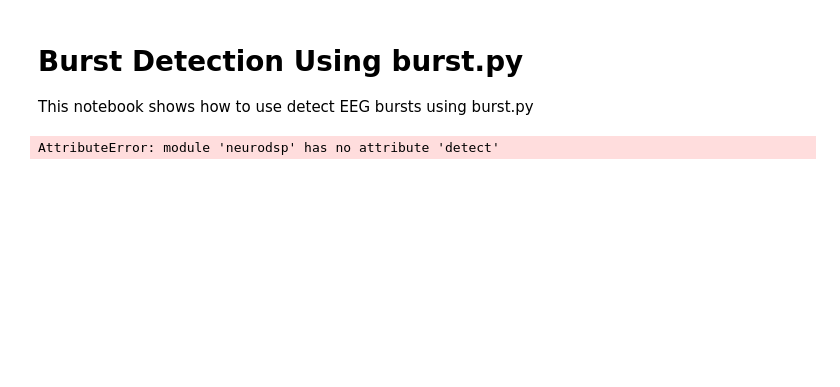
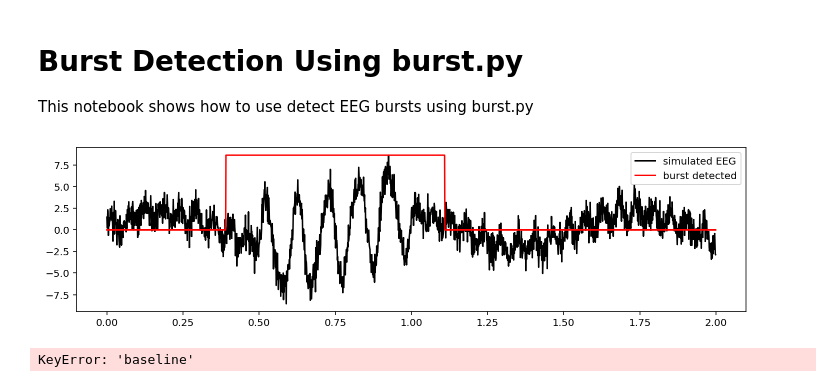
Before and after one commit to neurodsp-tools/neurodsp, a Jupyter notebook: tutorials/BurstDetection.ipynb, the cells around one changed output. Saved outputs shown, nothing was run; the diff lists cells and outputs as text; code cells hidden in the pictures; blank space fills up the shorter version.

Commit message:
Initial working commit for burst.py

```diff
--- a/tutorials/BurstDetection.ipynb
+++ b/tutorials/BurstDetection.ipynb
@@ -8,7 +8,28 @@ import neurodsp
 %config InlineBackend.figure_format = 'retina'
 %matplotlib inline
 import matplotlib.pyplot as plt
-# %%
-neurodsp.detect()
-# %% [output]
-AttributeError: module 'neurodsp' has no attribute 'detect'
+# %%
+# Generate quasi-periodic data with an alpha burst
+np.random.seed(0)
+t = np.arange(0,2,.001)
+x = np.random.randn(len(t)) + 2*np.sin(t*2*np.pi*1.3) + np.sin(t*2*np.pi*18-.3)
+x[500:1000] += 5*np.sin(t[500:1000]*2*np.pi*10)
+Fs = 1000
+
+# Define the frequency band of interest
+alpha = (8, 12)
+
+# Detect bursts
+bursting = neurodsp.detect(x, alpha, Fs, algorithm='deviation', thresh=(1.5, 3), baseline='median')
+
+# Plot original signal and bu
+plt.figure(figsize=(12,3));
+plt.plot(t, x, 'k', label='simulated EEG');
+plt.plot(t, bursting*max(x), 'r', label='burst detected');
+plt.legend(loc='best');
+# %% [output]
+[figure, added]
+# %%
+neurodsp.detect(x, alpha, Fs, algorithm='deviation', thresh=(1.5, 3), )
+# %% [output]
+KeyError: 'baseline'
```
Also changed, not shown: 4 other files.
